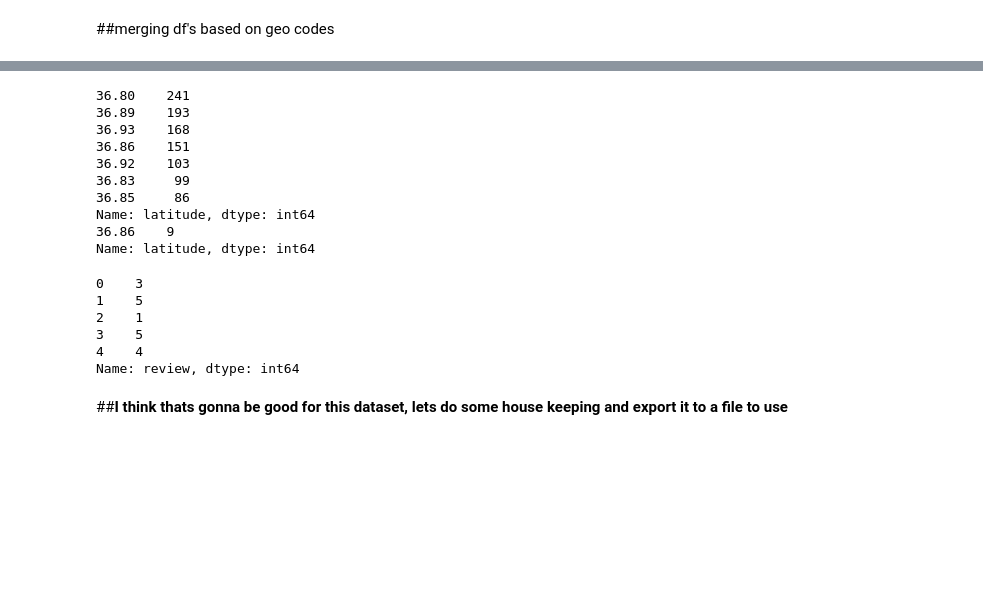
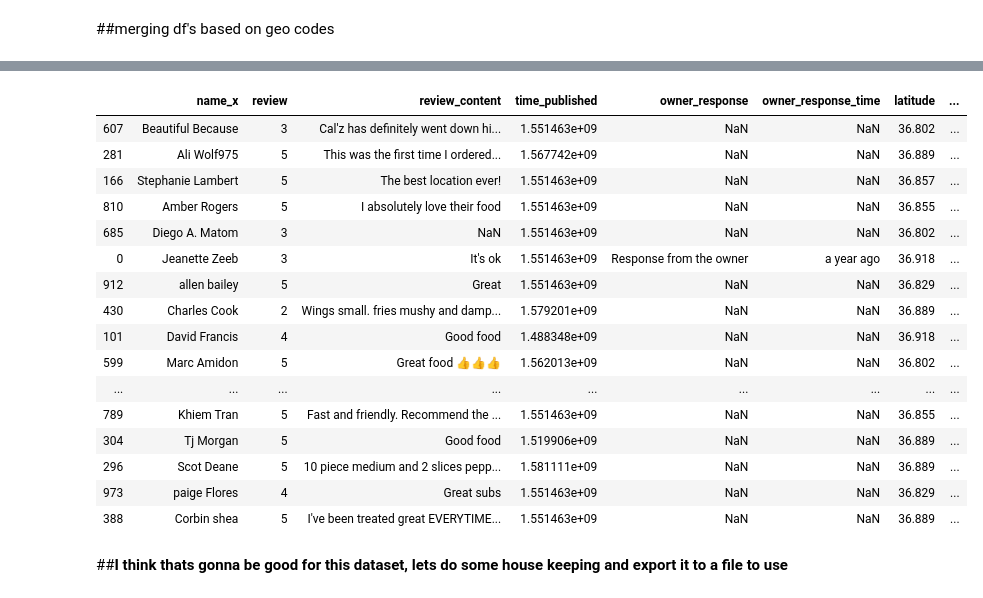
Before and after one commit to Jwilson1172/lambda, a Jupyter notebook: unit-1-build/scraped_data/clean_dataset_calz.ipynb, the cells around one changed output, grey strips where cells are left out. Drawn from its saved outputs; the diff is of its cells as text; code cells hidden in the pictures; blank space fills up the shorter version.

```diff
--- a/unit-1-build/scraped_data/clean_dataset_calz.ipynb
+++ b/unit-1-build/scraped_data/clean_dataset_calz.ipynb
@@ -277,30 +284,27 @@ df_labels=df_labels.drop('geo',axis=1)
 
 # merge data frames which will map the store the customer
 test=df.merge(df_labels,on=['latitude','longitude'])
-# %%
-print(df['latitude'].value_counts())
-print(df_labels['latitude'].value_counts())
-# %% [output]
-36.80    241
-36.89    193
-36.93    168
-36.86    151
-36.92    103
-36.83     99
-36.85     86
-Name: latitude, dtype: int64
-36.86    9
-Name: latitude, dtype: int64
 # %%
 # grab a random sample to see what the dataframe looks like
-test.head()
+test.sample(40)
 # %% [output]
-0    3
-1    5
-2    1
-3    5
-4    4
-Name: review, dtype: int64
+|  | name_x | review | review_content | time_published | owner_response | owner_response_time | latitude | ... |
+| 607 | Beautiful Because | 3 | Cal'z has definitely went down hi... | 1.551463e+09 | NaN | NaN | 36.802 | ... |
+| 281 | Ali Wolf975 | 5 | This was the first time I ordered... | 1.567742e+09 | NaN | NaN | 36.889 | ... |
+| 166 | Stephanie Lambert | 5 | The best location ever! | 1.551463e+09 | NaN | NaN | 36.857 | ... |
+| 810 | Amber Rogers | 5 | I absolutely love their food | 1.551463e+09 | NaN | NaN | 36.855 | ... |
+| 685 | Diego A. Matom | 3 | NaN | 1.551463e+09 | NaN | NaN | 36.802 | ... |
+| 0 | Jeanette Zeeb | 3 | It's ok | 1.551463e+09 | Response from the owner | a year ago | 36.918 | ... |
+| 912 | allen bailey | 5 | Great | 1.551463e+09 | NaN | NaN | 36.829 | ... |
+| 430 | Charles Cook | 2 | Wings small. fries mushy and damp... | 1.579201e+09 | NaN | NaN | 36.889 | ... |
+| 101 | David Francis | 4 | Good food | 1.488348e+09 | NaN | NaN | 36.918 | ... |
+| 599 | Marc Amidon | 5 | Great food 👍👍👍 | 1.562013e+09 | NaN | NaN | 36.802 | ... |
+| ... | ... | ... | ... | ... | ... | ... | ... | ... |
+| 789 | Khiem Tran | 5 | Fast and friendly. Recommend the ... | 1.551463e+09 | NaN | NaN | 36.855 | ... |
+| 304 | Tj Morgan | 5 | Good food | 1.519906e+09 | NaN | NaN | 36.889 | ... |
+| 296 | Scot Deane | 5 | 10 piece medium and 2 slices pepp... | 1.581111e+09 | NaN | NaN | 36.889 | ... |
+| 973 | paige Flores | 4 | Great subs | 1.551463e+09 | NaN | NaN | 36.829 | ... |
+| 388 | Corbin shea | 5 | I've been treated great EVERYTIME... | 1.551463e+09 | NaN | NaN | 36.889 | ... |
 # %% [markdown]
 ##**I think thats gonna be good for this dataset, lets do some house keeping and export it to a file to use**
 # %%
```
Also changed, not shown: parts of 14 cells of this notebook, 1 other file.
